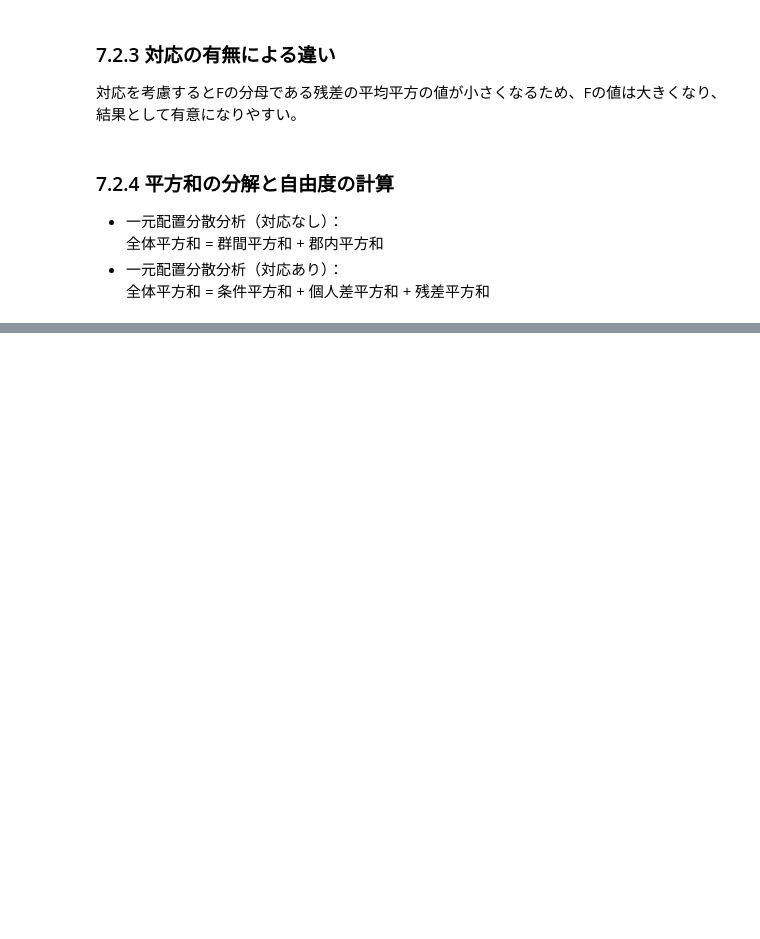
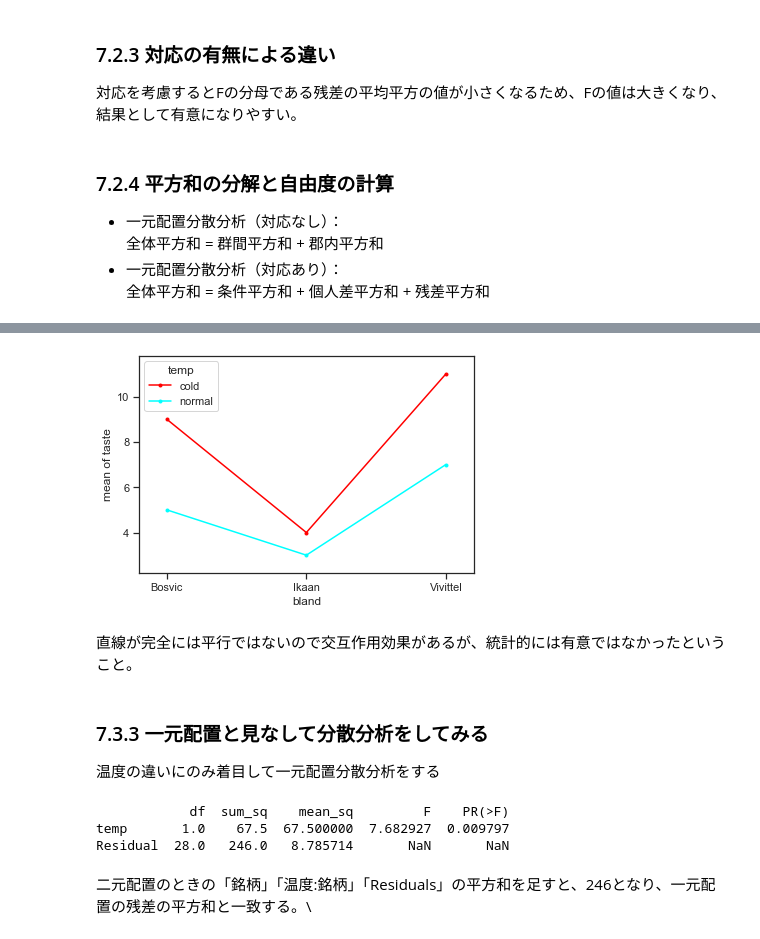
Before and after one commit to kanix29/statistics_r2python, a Jupyter notebook: Chapter7.ipynb, the cells around one changed output, grey strips where cells are left out. Cells and saved outputs as stored; diff of their text form; code cells hidden in the pictures; blank space fills up the shorter version.

```diff
--- a/Chapter7.ipynb
+++ b/Chapter7.ipynb
@@ -380,0 +481,21 @@ stats.f.isf(0.05, 2, 8)
+# %%
+# 温度ごとの銘柄と味の関係図
+import statsmodels
+fig1 = statsmodels.graphics.factorplots.interaction_plot(taste_df.bland, taste_df.temp, taste_df.taste)
+# %% [output]
+[figure, added]
+# %% [markdown]
+直線が完全には平行ではないので交互作用効果があるが、統計的には有意ではなかったということ。
+# %% [markdown]
+### 7.3.3 一元配置と見なして分散分析をしてみる
+温度の違いにのみ着目して一元配置分散分析をする
+# %%
+model = smf.ols("taste ~ temp", taste_df).fit()
+aov_table = sm.stats.anova_lm(model).round(7) # 小数点以下7桁まで
+print(aov_table)
+# %% [output]
+            df  sum_sq    mean_sq         F    PR(>F)
+temp       1.0    67.5  67.500000  7.682927  0.009797
+Residual  28.0   246.0   8.785714       NaN       NaN
+# %% [markdown]
+二元配置のときの「銘柄」「温度:銘柄」「Residuals」の平方和を足すと、246となり、一元配置の残差の平方和と一致する。\
```
Also changed, not shown: parts of 46 cells of this notebook, 2 other files.
